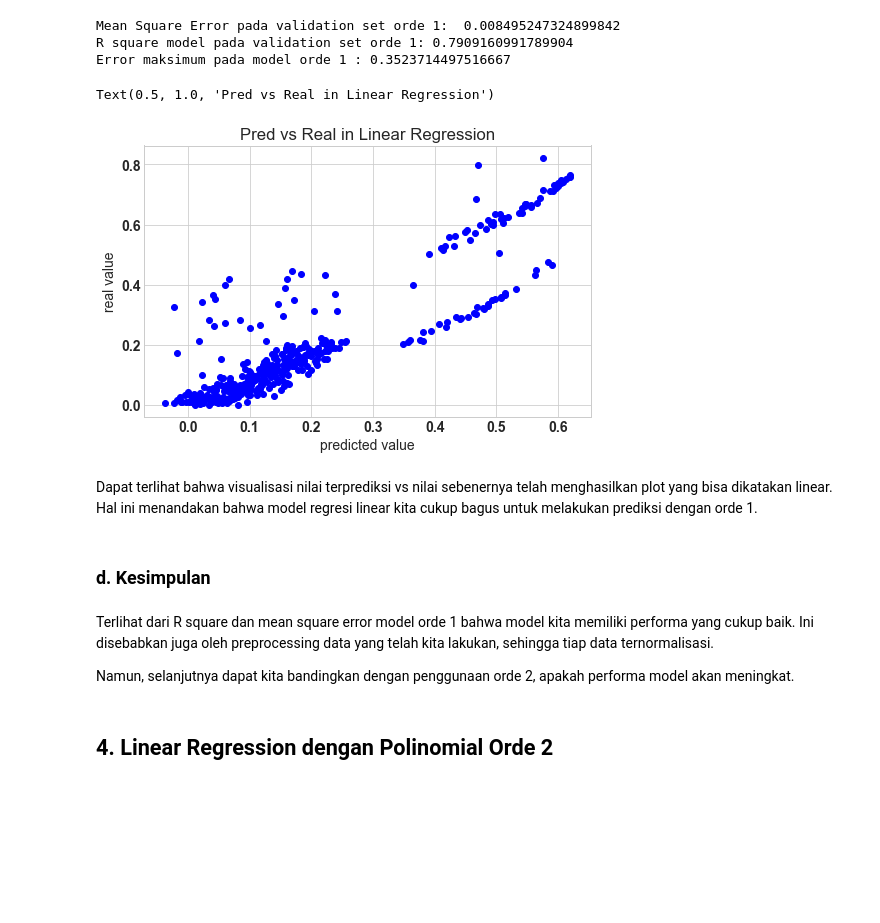
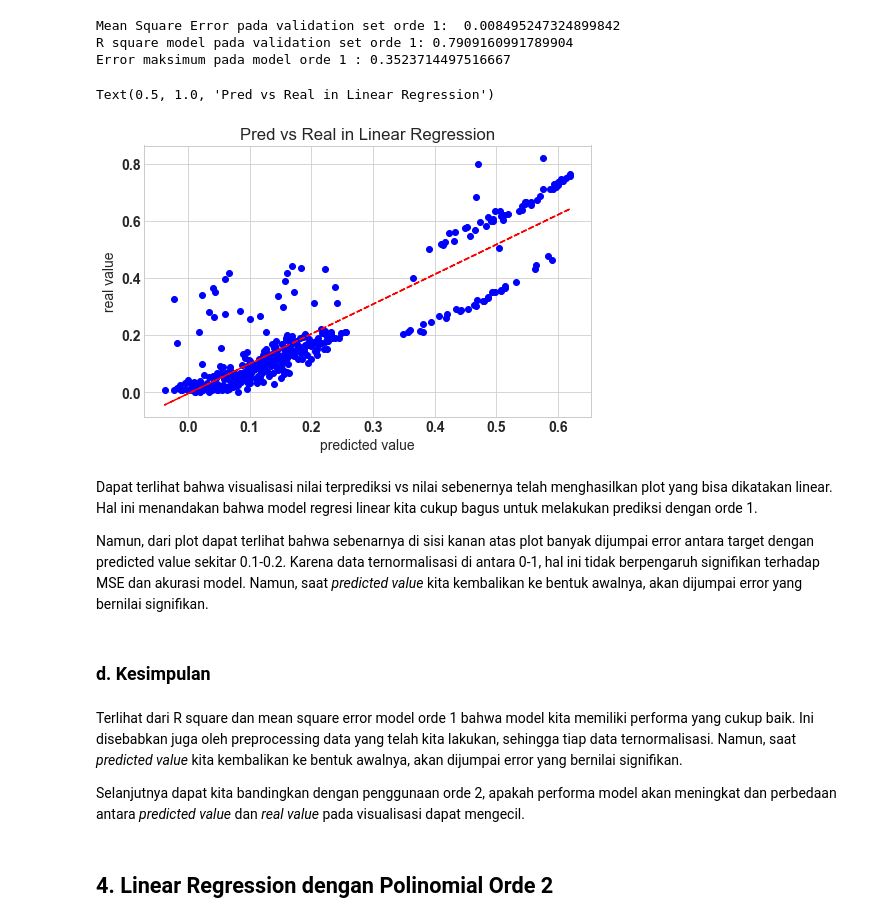
Before and after one commit to qori-aziz/Intelligent-Systems-and-Control-EL5108, a Jupyter notebook: 3 - Linear Regression/Linear Regression on Medical Cost/linear_regression_task.ipynb, the cells around one changed output. Saved outputs shown, nothing was run; the diff lists cells and outputs as text; code cells hidden in the pictures; blank space fills up the shorter version.

```diff
--- a/3 - Linear Regression/Linear Regression on Medical Cost/linear_regression_task.ipynb
+++ b/3 - Linear Regression/Linear Regression on Medical Cost/linear_regression_task.ipynb
@@ -289,22 +296,29 @@ Mean Square Error pada validation set orde 1:  0.008495247324899842
 R square model pada validation set orde 1: 0.7909160991789904
 Error maksimum pada model orde 1 : 0.3523714497516667
 # %%
+y_pred = np.array(y_pred)
+y_val = y_val.to_numpy()
 plt.scatter(y_pred, y_val, color = 'blue')
+z = np.polyfit(y_pred[:,0], y_val[:,0], 1)
+p = np.poly1d(z)
+plt.plot(y_pred, p(y_pred),"r--")
 plt.xlabel("predicted value")
 plt.ylabel("real value")
 plt.title("Pred vs Real in Linear Regression")
 # %% [output]
 Text(0.5, 1.0, 'Pred vs Real in Linear Regression')
-[figure, old version]
+[figure, new version]
 # %% [markdown]
 Dapat terlihat bahwa visualisasi nilai terprediksi vs nilai sebenernya telah menghasilkan plot yang bisa dikatakan linear. Hal ini menandakan bahwa model regresi linear kita cukup bagus untuk melakukan prediksi dengan orde 1.
+
+Namun, dari plot dapat terlihat bahwa sebenarnya di sisi kanan atas plot banyak dijumpai error antara target dengan predicted value sekitar 0.1-0.2. Karena data ternormalisasi di antara 0-1, hal ini tidak berpengaruh signifikan terhadap MSE dan akurasi model. Namun, saat *predicted value* kita kembalikan ke bentuk awalnya, akan dijumpai error yang bernilai signifikan.
 # %% [markdown]
 ### d. Kesimpulan
 # %% [markdown]
 Terlihat dari R square dan mean square error model orde 1 bahwa model kita memiliki performa yang cukup baik.
-Ini disebabkan juga oleh preprocessing data yang telah kita lakukan, sehingga tiap data ternormalisasi.
+Ini disebabkan juga oleh preprocessing data yang telah kita lakukan, sehingga tiap data ternormalisasi. Namun, saat *predicted value* kita kembalikan ke bentuk awalnya, akan dijumpai error yang bernilai signifikan.
 
-Namun, selanjutnya dapat kita bandingkan dengan penggunaan orde 2, apakah performa model akan meningkat.
+Selanjutnya dapat kita bandingkan dengan penggunaan orde 2, apakah performa model akan meningkat dan perbedaan antara *predicted value* dan *real value* pada visualisasi dapat mengecil.
 # %% [markdown]
 ## 4. Linear Regression dengan Polinomial Orde 2
 # %% [markdown]
```
Also changed, not shown: parts of 4 cells of this notebook.
